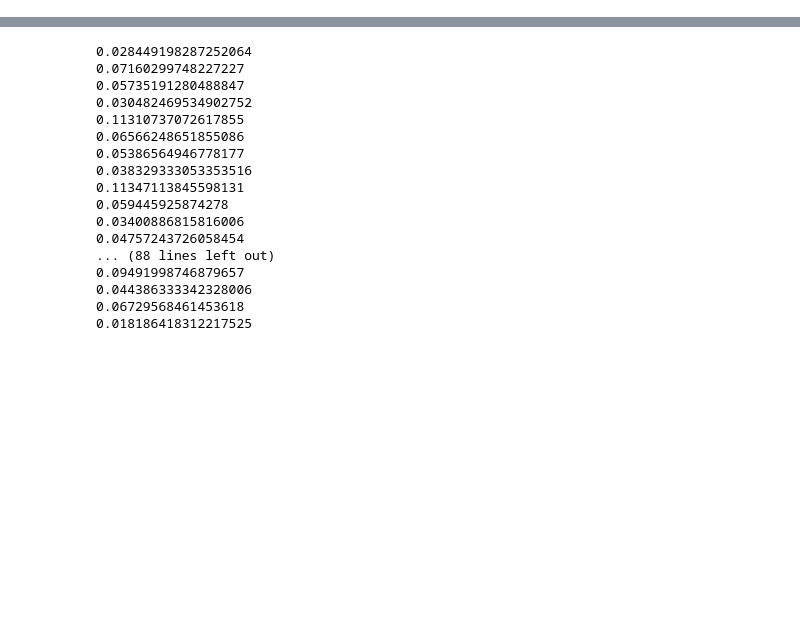
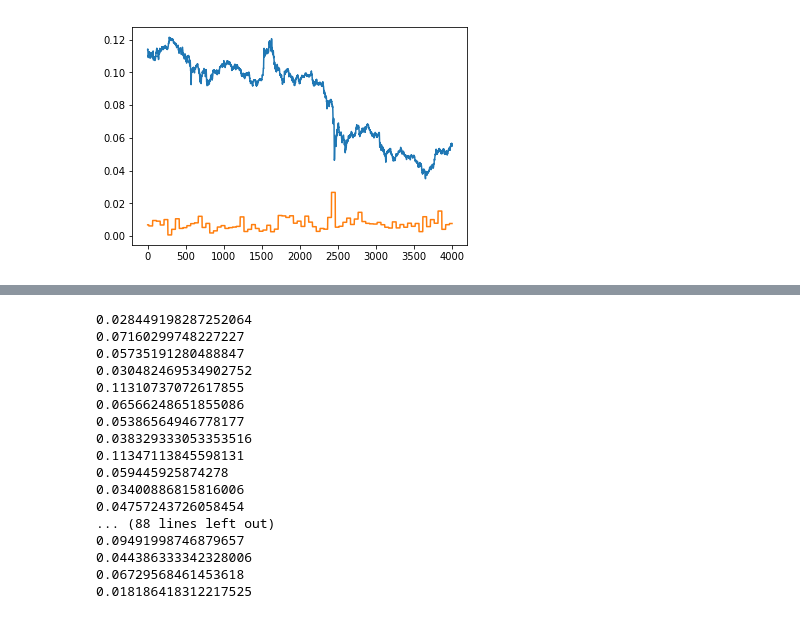
Before and after one commit to Sileadim/stonks, a Jupyter notebook: notebooks/Untitled.ipynb, the cells around one changed output, grey strips where cells are left out. Saved outputs shown, nothing was run; the diff lists cells and outputs as text; code cells hidden in the pictures; blank space fills up the shorter version.

```diff
--- a/notebooks/Untitled.ipynb
+++ b/notebooks/Untitled.ipynb
@@ -53,0 +50,21 @@ for i in range(1,len(df),step):
+# %%
+def find_autocorrelated_sections(time_series, minsection_size=100, lags=20):
+
+    level = np.zeros_like(time_series)
+
+    for i in range(0,len(time_series),minsection_size):
+
+        acs = tsa.stattools.acf(time_series[i:i+minsection_size], nlags=lags)
+        total = np.mean(np.abs(acs[1:]))
+        level[i:i+minsection_size] = total
+    return level
+# %%
+pct_changes = np.array(df["<CLOSE>"].pct_change())[1:]
+closing_prices = np.array(df["<CLOSE>"]).reshape(-1,1)
+
+acs = find_autocorrelated_sections(pct_changes,minsection_size=50,lags=10)
+plt.plot(closing_prices[-4000:])
+plt.plot((acs[-4000:]-np.min(acs))/10)
+plt.show()
+# %% [output]
+[figure, added]
```
Also changed, not shown: parts of 5 cells of this notebook, 1 other file.
